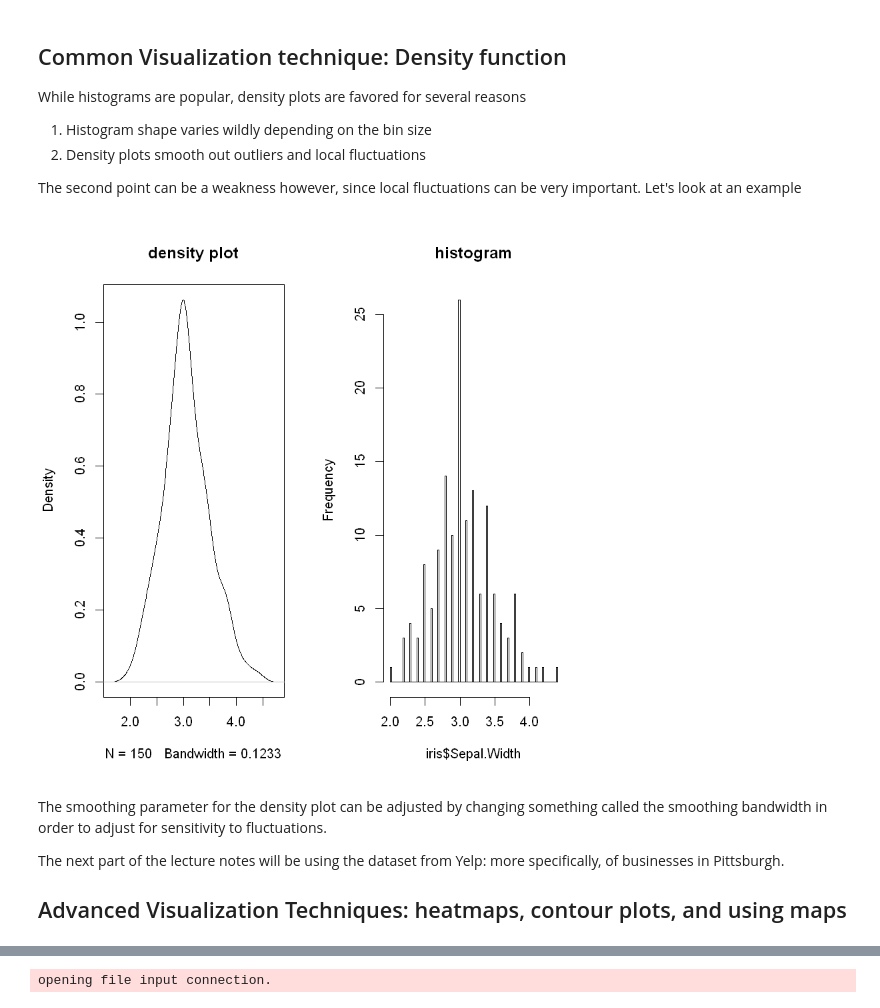
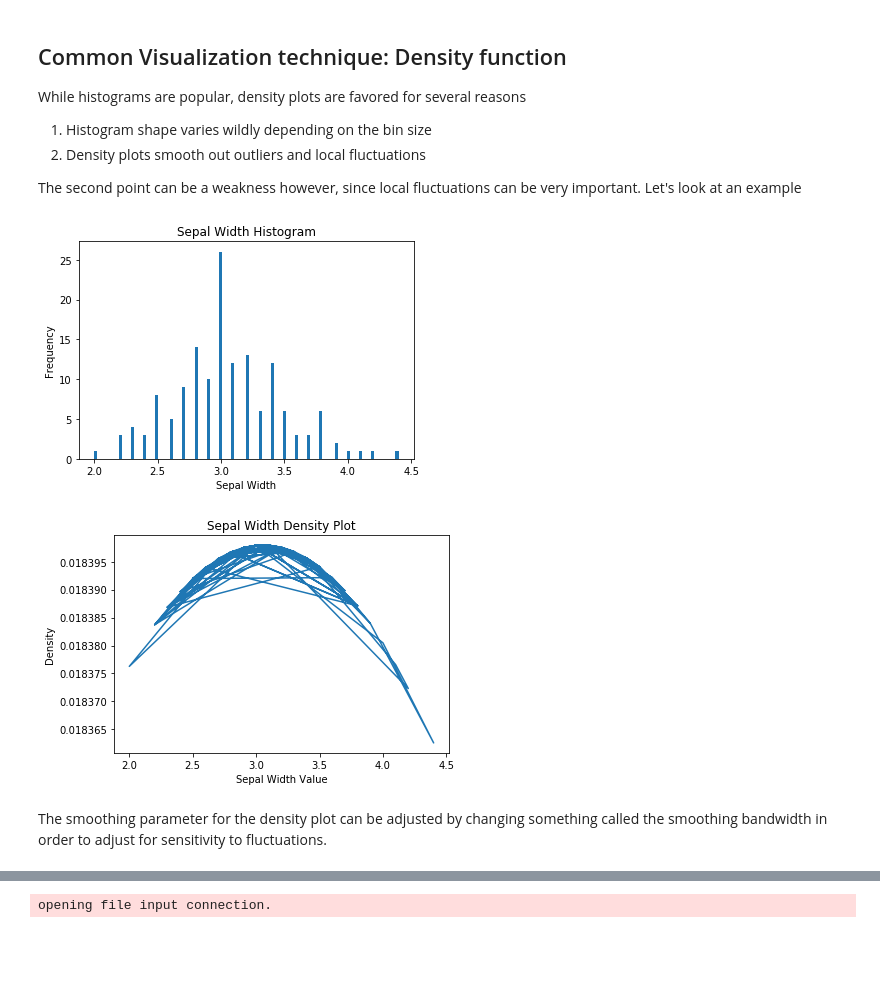
Before and after one commit to CornellDataScience/training-program-FA17, a Jupyter notebook: notes/LECTURE 3.ipynb, the cells around one changed output, grey strips where cells are left out. Saved outputs shown, nothing was run; the diff lists cells and outputs as text; code cells hidden in the pictures; blank space fills up the shorter version.

Commit message:
Lecture 3 Notesv2

```diff
--- a/notes/LECTURE 3.ipynb
+++ b/notes/LECTURE 3.ipynb
@@ -167,15 +143,33 @@ While histograms are popular, density plots are favored for several reasons
 2. Density plots smooth out outliers and local fluctuations
 
 The second point can be a weakness however, since local fluctuations can be very important. Let's look at an example
-# %%
-par(mfrow=c(1,2))
-plot(density(iris$Sepal.Width), main = "density plot")
-hist(iris$Sepal.Width, breaks = 100, main = "histogram")
-# %% [output]
-[figure, removed]
+# %%
+#Histogram
+fig3 = plt.figure()
+plt.subplot()
+
+plt.hist(X['Sepal Width'],bins=100)
+plt.title('Sepal Width Histogram')
+plt.xlabel('Sepal Width')
+plt.ylabel('Frequency')
+plt.show()
+
+
+from scipy.stats import gaussian_kde
+#Density plot
+plt.subplot()
+
+density = gaussian_kde(X['Sepal Width'])
+density.covariance_factor = lambda : .1152 #This requires some statistical insight
+density.set_bandwidth(50)
+density._compute_covariance()
+plt.plot(X['Sepal Width'],density.evaluate(X['Sepal Width']))
+plt.title ('Sepal Width Density Plot')
+plt.xlabel('Sepal Width Value')
+plt.ylabel('Density')
+plt.show()
+# %% [output]
+[figure, added]
+[figure, added]
 # %% [markdown]
 The smoothing parameter for the density plot can be adjusted by changing something called the smoothing bandwidth in order to adjust for sensitivity to fluctuations.
-
-The next part of the lecture notes will be using the dataset from Yelp: more specifically, of businesses in Pittsburgh.
-
-## Advanced Visualization Techniques: heatmaps, contour plots, and using maps
```
Also changed, not shown: parts of 22 cells of this notebook.
